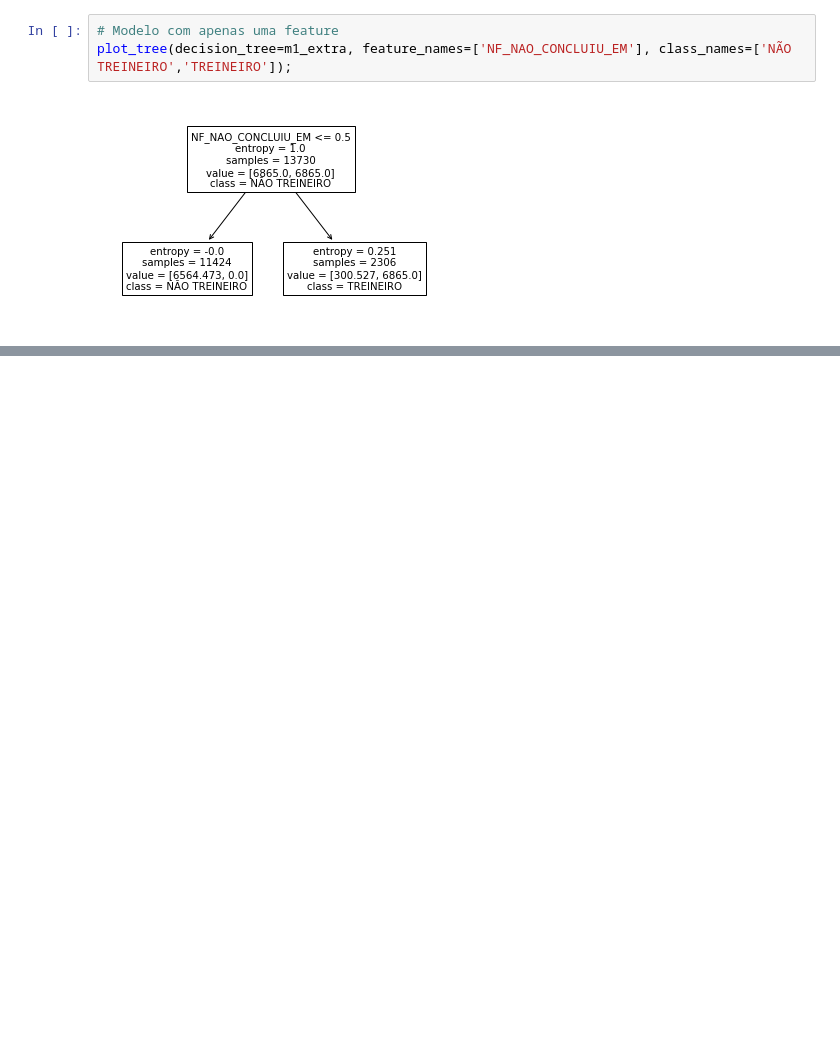
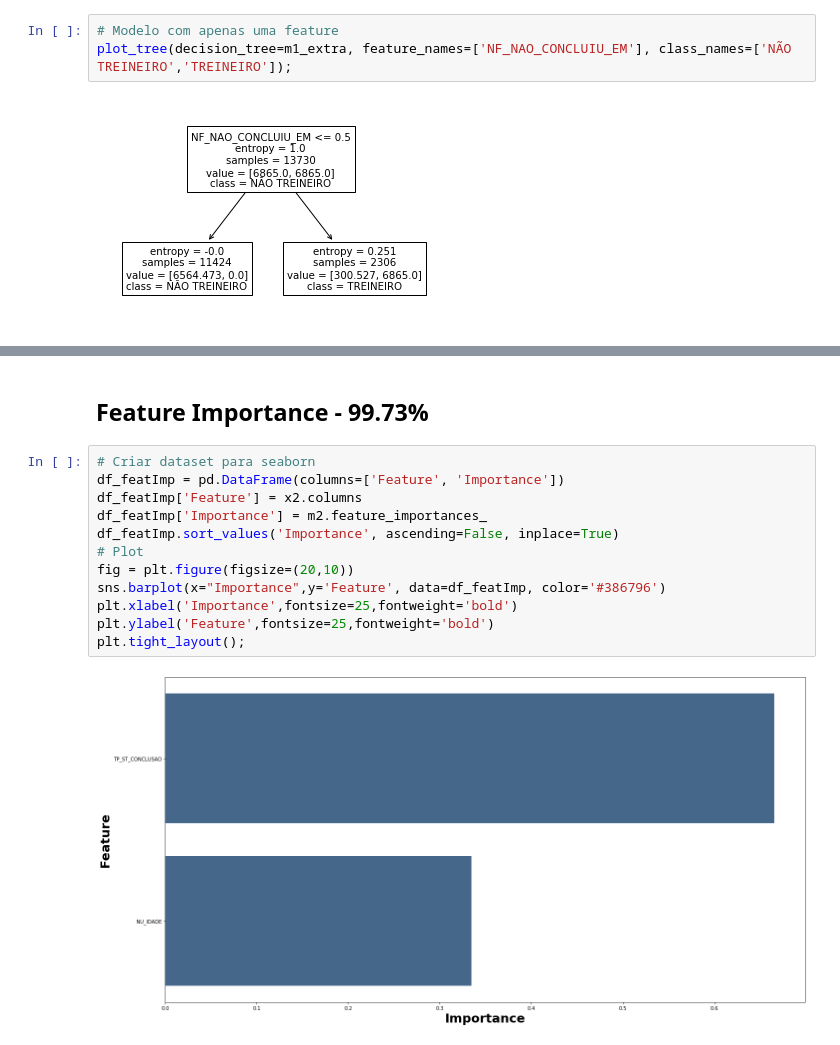
Before and after one commit to KaikeWesleyReis/codenation-aceleradev-datascience, a Jupyter notebook: semana_9/codigo_treineiro_enem2016.ipynb, the cells around one changed output, grey strips where cells are left out. Saved outputs shown, nothing was run; the diff lists cells and outputs as text; blank space fills up the shorter version.

```diff
--- a/semana_9/codigo_treineiro_enem2016.ipynb
+++ b/semana_9/codigo_treineiro_enem2016.ipynb
@@ -846,0 +852,16 @@ Além disso, através da análises interpretativas do modelo conseguimos entende
+# %% [markdown]
+## Feature Importance - 99.73%
+# %%
+# Criar dataset para seaborn
+df_featImp = pd.DataFrame(columns=['Feature', 'Importance'])
+df_featImp['Feature'] = x2.columns
+df_featImp['Importance'] = m2.feature_importances_
+df_featImp.sort_values('Importance', ascending=False, inplace=True)
+# Plot
+fig = plt.figure(figsize=(20,10))
+sns.barplot(x="Importance",y='Feature', data=df_featImp, color='#386796')
+plt.xlabel('Importance',fontsize=25,fontweight='bold')
+plt.ylabel('Feature',fontsize=25,fontweight='bold')
+plt.tight_layout();
+# %% [output]
+[figure, added]
```
Also changed, not shown: parts of 16 cells of this notebook, 1 other file.
